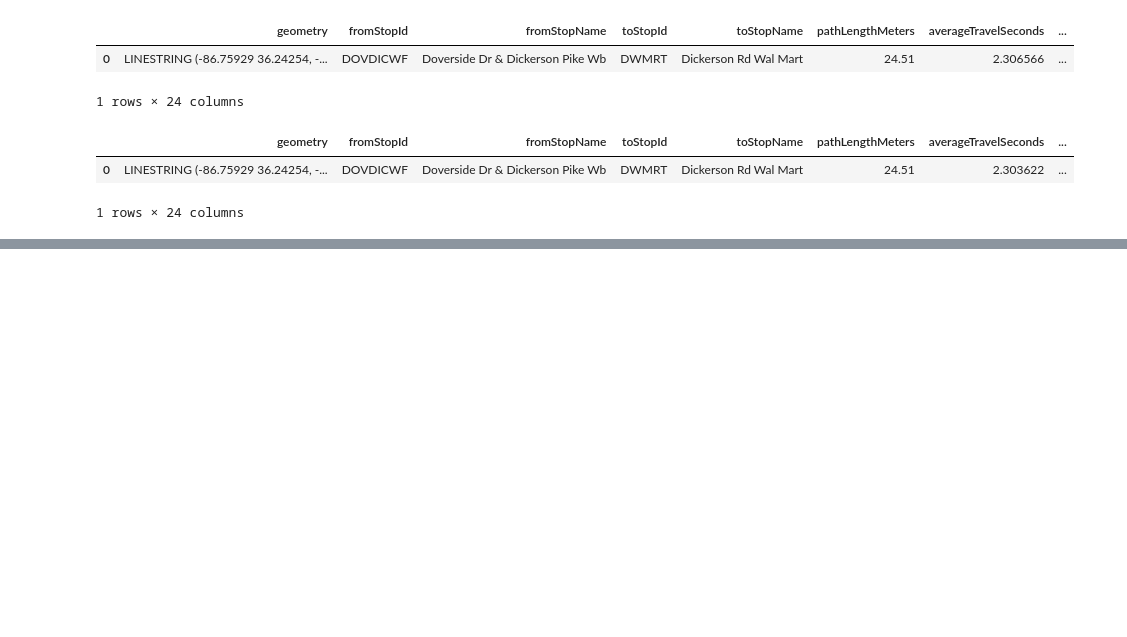
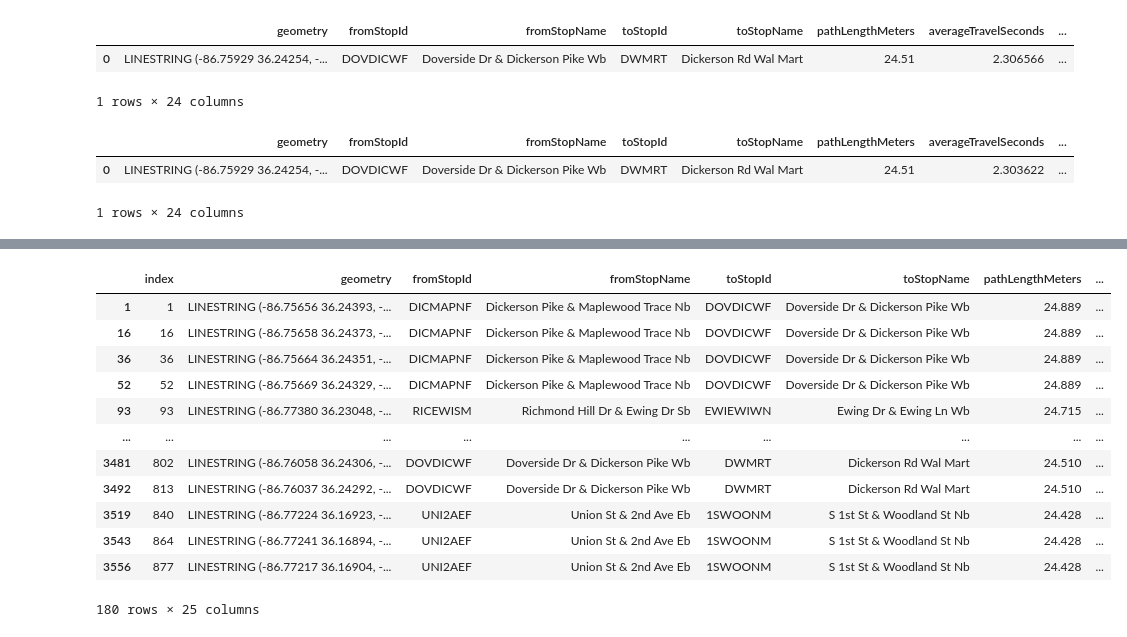
Before and after one commit to patlyons/wego-hades, a Jupyter notebook: notebook/revised_wego_PL_copy_2.ipynb, the cells around one changed output, grey strips where cells are left out. Drawn from its saved outputs; the diff is of its cells as text; code cells hidden in the pictures; blank space fills up the shorter version.

```diff
--- a/notebook/revised_wego_PL_copy_2.ipynb
+++ b/notebook/revised_wego_PL_copy_2.ipynb
@@ -228,10 +228,10 @@ do_junejuly23.head(1)
 | 0 | LINESTRING (-86.75929 36.24254, -... | DOVDICWF | Doverside Dr & Dickerson Pike Wb | DWMRT | Dickerson Rd Wal Mart | 24.51 | 2.303622 | ... |
 1 rows × 24 columns
 # %%
-all_am_inschool = pd.concat([do_janfeb23, do_febmarch23, do_marchapr23, do_aprmay23])
-all_am_inschool = all_am_inschool.reset_index()
-all_am_inschool['set_count_proportion'] = all_am_inschool['countForSegment'] / all_am_inschool['max_seg_count']
-all_am_inschool.head(1)
+all_do_inschool = pd.concat([do_janfeb23, do_febmarch23, do_marchapr23, do_aprmay23])
+all_do_inschool = all_do_inschool.reset_index()
+
+all_do_inschool.head(1)
 # %% [output]
 |  | index | geometry | fromStopId | fromStopName | toStopId | toStopName | pathLengthMeters | ... |
 | 0 | 0 | LINESTRING (-86.75929 36.24254, -... | DOVDICWF | Doverside Dr & Dickerson Pike Wb | DWMRT | Dickerson Rd Wal Mart | 24.51 | ... |
@@ -248,6 +248,6 @@ all_am_summer.head(1)
 # %%
-am_inschool = all_am_inschool.loc[all_am_inschool['set_count_proportion'] >= 0.5]
-am_inschool
+do_inschool = all_do_inschool.loc[all_do_inschool['proportion_of_segments'] >= 0.5]
+do_inschool
 # %% [output]
 |  | index | geometry | fromStopId | fromStopName | toStopId | toStopName | pathLengthMeters | ... |
 | 0 | 0 | LINESTRING (-86.75929 36.24254, -... | DOVDICWF | Doverside Dr & Dickerson Pike Wb | DWMRT | Dickerson Rd Wal Mart | 24.510 | ... |
@@ -341,2 +316,20 @@ slow_am_in_school
+# %%
+slow_do_in_school = do_inschool.loc[do_inschool['percent20Secs'] > 2.57]
+# %%
+slow_do_in_school
+# %% [output]
+|  | index | geometry | fromStopId | fromStopName | toStopId | toStopName | pathLengthMeters | ... |
+| 1 | 1 | LINESTRING (-86.75656 36.24393, -... | DICMAPNF | Dickerson Pike & Maplewood Trace Nb | DOVDICWF | Doverside Dr & Dickerson Pike Wb | 24.889 | ... |
+| 16 | 16 | LINESTRING (-86.75658 36.24373, -... | DICMAPNF | Dickerson Pike & Maplewood Trace Nb | DOVDICWF | Doverside Dr & Dickerson Pike Wb | 24.889 | ... |
+| 36 | 36 | LINESTRING (-86.75664 36.24351, -... | DICMAPNF | Dickerson Pike & Maplewood Trace Nb | DOVDICWF | Doverside Dr & Dickerson Pike Wb | 24.889 | ... |
+| 52 | 52 | LINESTRING (-86.75669 36.24329, -... | DICMAPNF | Dickerson Pike & Maplewood Trace Nb | DOVDICWF | Doverside Dr & Dickerson Pike Wb | 24.889 | ... |
+| 93 | 93 | LINESTRING (-86.77380 36.23048, -... | RICEWISM | Richmond Hill Dr & Ewing Dr Sb | EWIEWIWN | Ewing Dr & Ewing Ln Wb | 24.715 | ... |
+| ... | ... | ... | ... | ... | ... | ... | ... | ... |
+| 3481 | 802 | LINESTRING (-86.76058 36.24306, -... | DOVDICWF | Doverside Dr & Dickerson Pike Wb | DWMRT | Dickerson Rd Wal Mart | 24.510 | ... |
+| 3492 | 813 | LINESTRING (-86.76037 36.24292, -... | DOVDICWF | Doverside Dr & Dickerson Pike Wb | DWMRT | Dickerson Rd Wal Mart | 24.510 | ... |
+| 3519 | 840 | LINESTRING (-86.77224 36.16923, -... | UNI2AEF | Union St & 2nd Ave Eb | 1SWOONM | S 1st St & Woodland St Nb | 24.428 | ... |
+| 3543 | 864 | LINESTRING (-86.77241 36.16894, -... | UNI2AEF | Union St & 2nd Ave Eb | 1SWOONM | S 1st St & Woodland St Nb | 24.428 | ... |
+| 3556 | 877 | LINESTRING (-86.77217 36.16904, -... | UNI2AEF | Union St & 2nd Ave Eb | 1SWOONM | S 1st St & Woodland St Nb | 24.428 | ... |
+180 rows × 25 columns
 # %%
 #eighty_percentile
```
Also changed, not shown: parts of 35 cells of this notebook, 2 other files.
